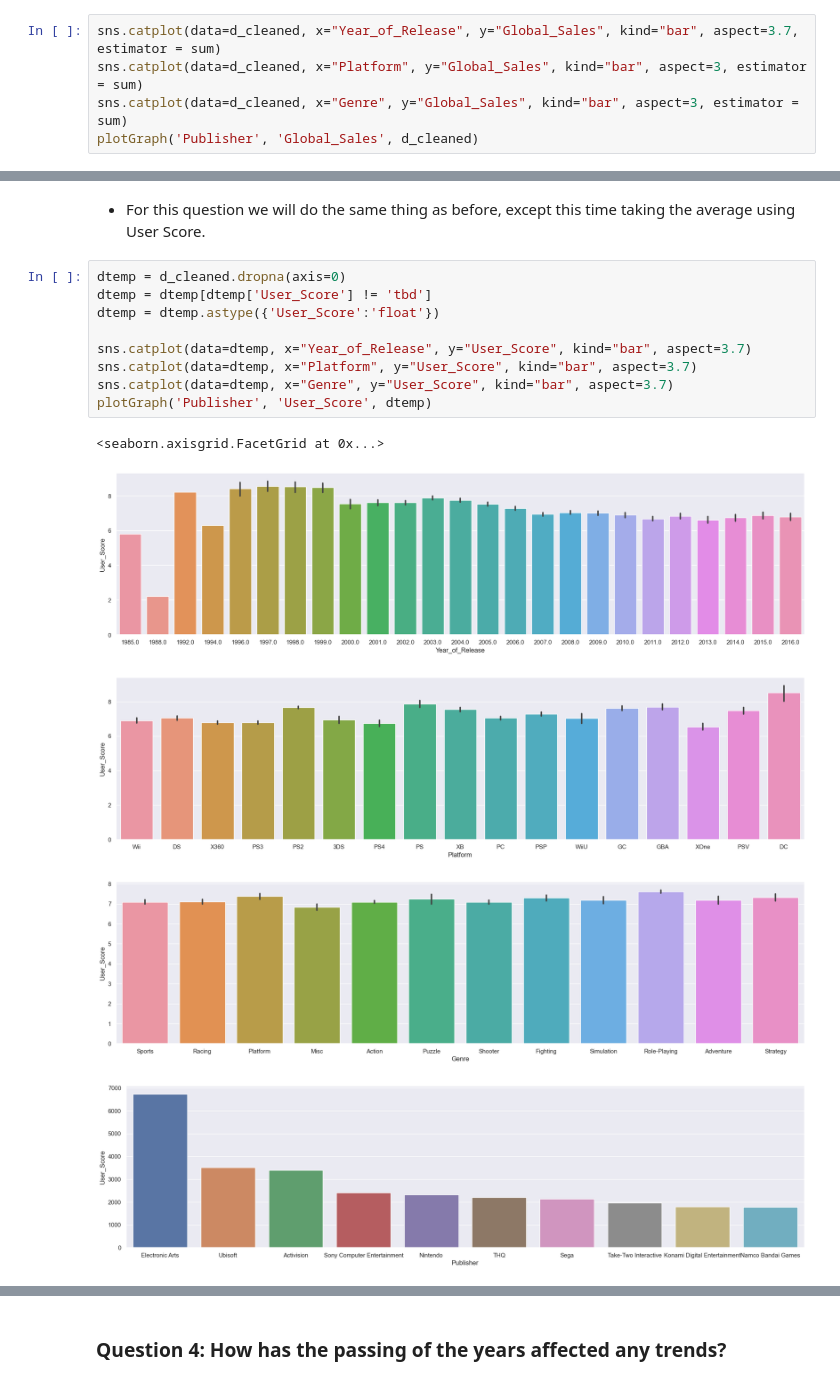
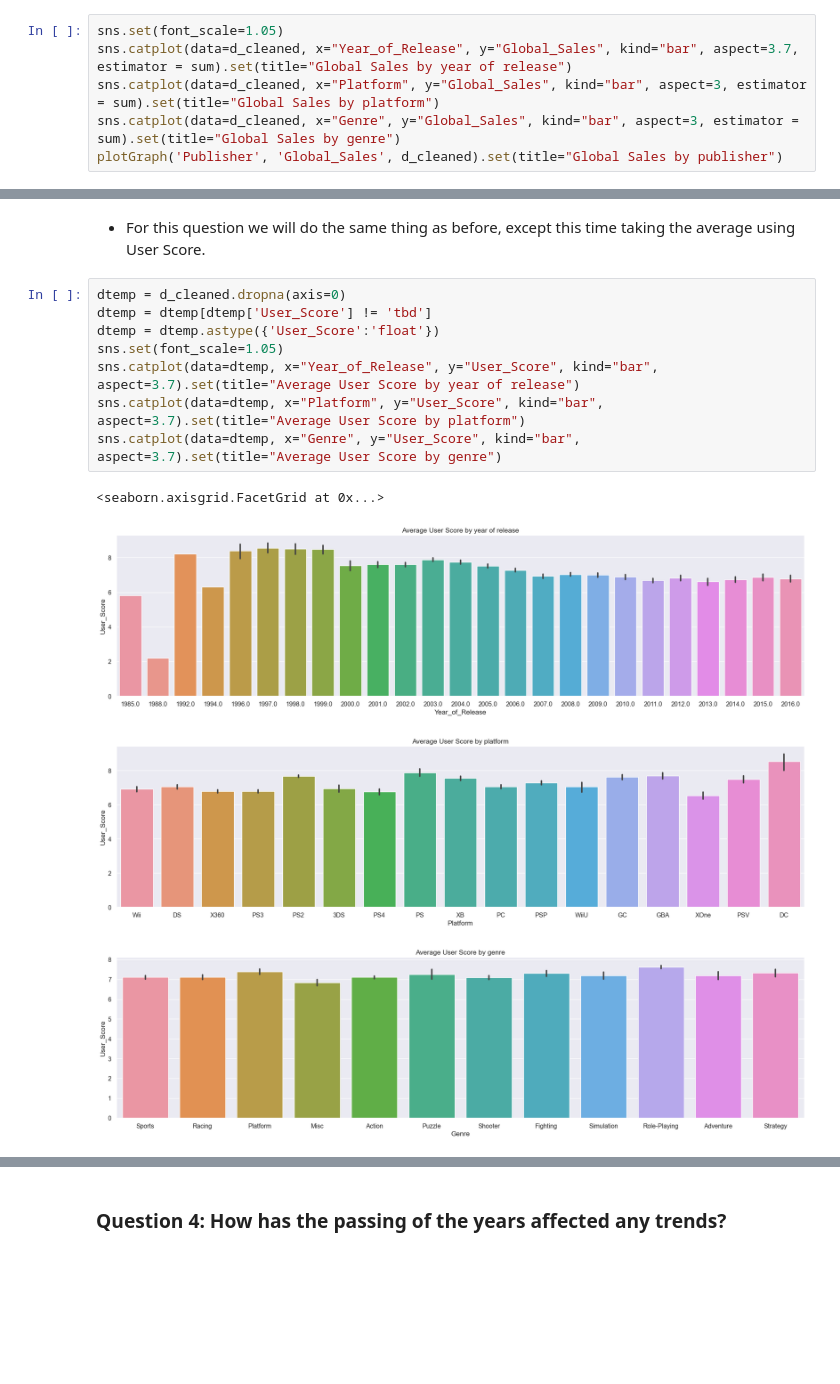
Before and after one commit to ubco-W2022T1-cosc301/project-group22, a Jupyter notebook: notebooks/analysis2.ipynb, the cells around one changed output, grey strips where cells are left out. Drawn from its saved outputs; the diff is of its cells as text; blank space fills up the shorter version.

```diff
--- a/notebooks/analysis2.ipynb
+++ b/notebooks/analysis2.ipynb
@@ -268,9 +268,10 @@ def plotGraph(xx, yy, df):
 
     return sns.catplot(data=df, x=xx, y=yy, kind="bar", aspect=3.7)
 # %%
-sns.catplot(data=d_cleaned, x="Year_of_Release", y="Global_Sales", kind="bar", aspect=3.7, estimator = sum)
-sns.catplot(data=d_cleaned, x="Platform", y="Global_Sales", kind="bar", aspect=3, estimator = sum)
-sns.catplot(data=d_cleaned, x="Genre", y="Global_Sales", kind="bar", aspect=3, estimator = sum)
-plotGraph('Publisher', 'Global_Sales', d_cleaned)
+sns.set(font_scale=1.05)
+sns.catplot(data=d_cleaned, x="Year_of_Release", y="Global_Sales", kind="bar", aspect=3.7, estimator = sum).set(title="Global Sales by year of release")
+sns.catplot(data=d_cleaned, x="Platform", y="Global_Sales", kind="bar", aspect=3, estimator = sum).set(title="Global Sales by platform")
+sns.catplot(data=d_cleaned, x="Genre", y="Global_Sales", kind="bar", aspect=3, estimator = sum).set(title="Global Sales by genre")
+plotGraph('Publisher', 'Global_Sales', d_cleaned).set(title="Global Sales by publisher")
 # %% [output]
 <seaborn.axisgrid.FacetGrid at 0x...>
@@ -290,18 +291,16 @@ plotGraph('Publisher', 'Global_Sales', d_cleaned)
 # %%
 dtemp = d_cleaned.dropna(axis=0)
 dtemp = dtemp[dtemp['User_Score'] != 'tbd']
 dtemp = dtemp.astype({'User_Score':'float'})
-
-sns.catplot(data=dtemp, x="Year_of_Release", y="User_Score", kind="bar", aspect=3.7)
-sns.catplot(data=dtemp, x="Platform", y="User_Score", kind="bar", aspect=3.7)
-sns.catplot(data=dtemp, x="Genre", y="User_Score", kind="bar", aspect=3.7)
-plotGraph('Publisher', 'User_Score', dtemp)
+sns.set(font_scale=1.05)
+sns.catplot(data=dtemp, x="Year_of_Release", y="User_Score", kind="bar", aspect=3.7).set(title="Average User Score by year of release")
+sns.catplot(data=dtemp, x="Platform", y="User_Score", kind="bar", aspect=3.7).set(title="Average User Score by platform")
+sns.catplot(data=dtemp, x="Genre", y="User_Score", kind="bar", aspect=3.7).set(title="Average User Score by genre")
 # %% [output]
 <seaborn.axisgrid.FacetGrid at 0x...>
-[figure, old version]
+[figure, new version]
-[figure, old version]
+[figure, new version]
-[figure, old version]
+[figure, new version]
-[figure, removed]
 # %% [markdown]
 - Year: 1997/1998
 - Platform: Dreamcast
```
Also changed, not shown: parts of 10 cells of this notebook.
